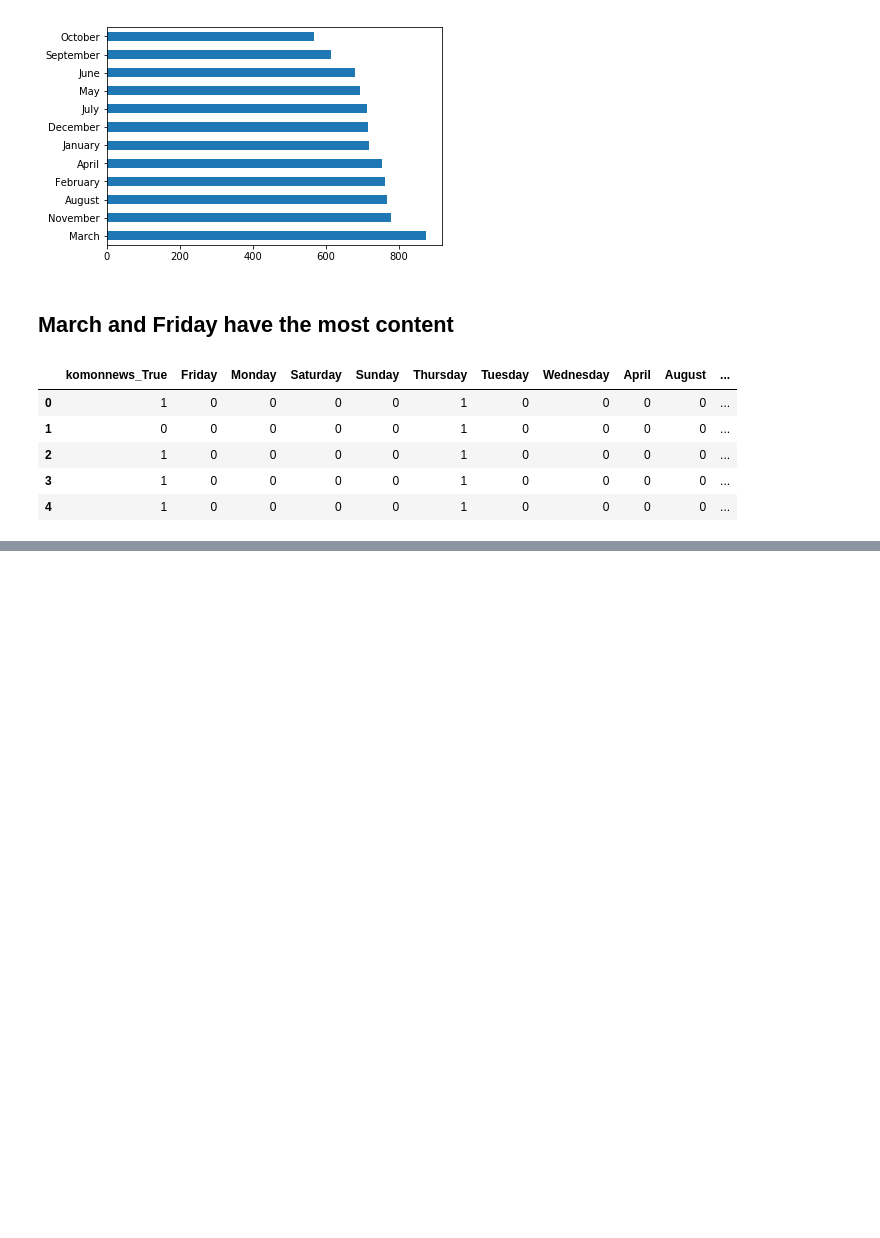
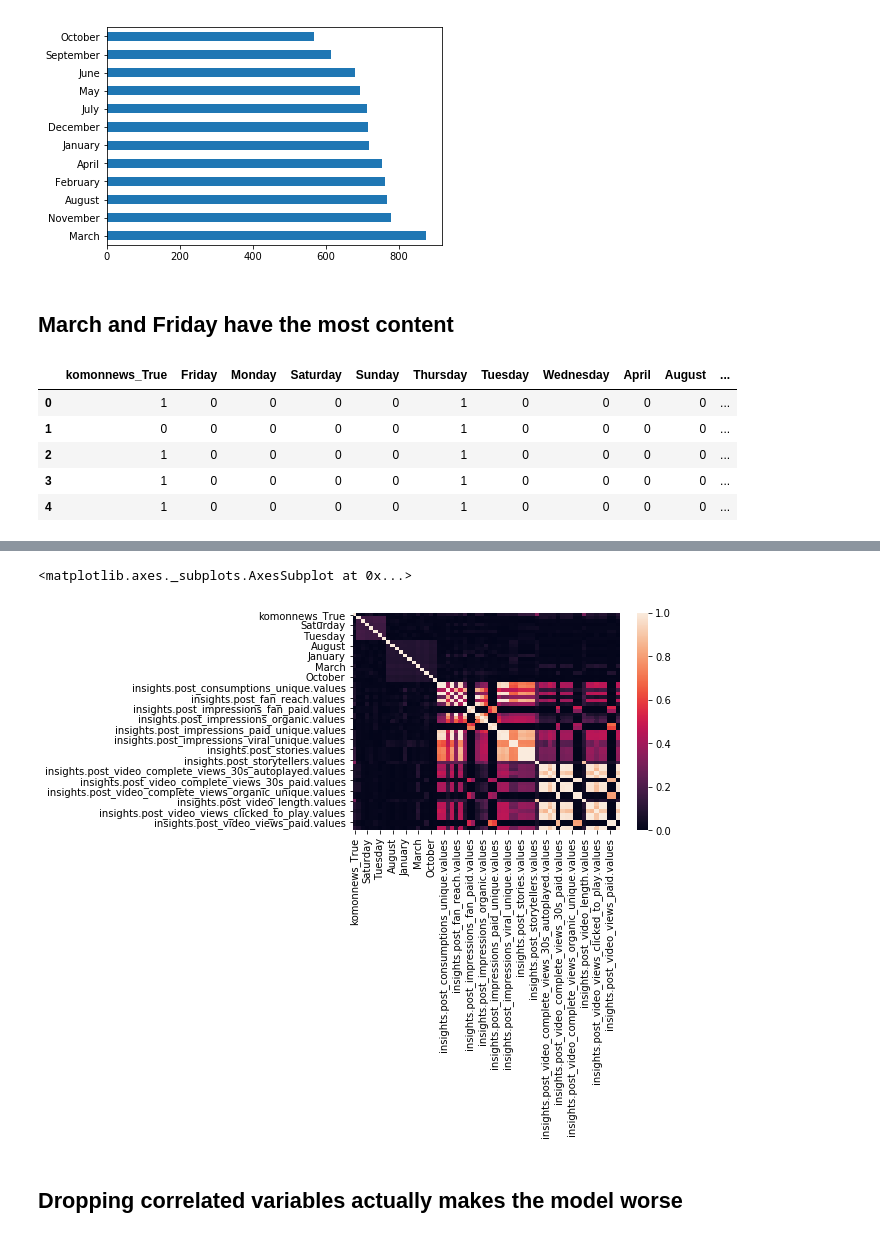
Before and after one commit to majickdave/latimes_challenge, a Jupyter notebook: LA times challenge.ipynb, the cells around one changed output, grey strips where cells are left out. Cells and saved outputs as stored; diff of their text form; code cells hidden in the pictures; blank space fills up the shorter version.

Commit message:
finished regression model

```diff
--- a/LA times challenge.ipynb
+++ b/LA times challenge.ipynb
@@ -95,0 +69,4 @@ pf[0].head()
+# %%
+it = insights[[col for col in insights.columns if 'values' in col]]
+
+it.head()
@@ -96,3 +83,8 @@ pf[0].head()
+# %%
+new = it.applymap(lambda x: check_value(x)).select_dtypes(include=[np.number])
+# %%
+# Fill nulls with imputed data
+new = new.fillna(method='pad')
 # %% [markdown]
 ## Look at captions
 - create feature for komonews
@@ -133,0 +128,2 @@ features.head()
+# %%
+data = pd.concat([features, new], 1, sort=False)
@@ -133,0 +137,9 @@ features.head()
+# %%
+import seaborn as sns
+
+sns.heatmap(data.corr().abs())
+# %% [output]
+<matplotlib.axes._subplots.AxesSubplot at 0x...>
+[figure, added]
+# %% [markdown]
+## Dropping correlated variables actually makes the model worse
```
Also changed, not shown: parts of 32 cells of this notebook.
